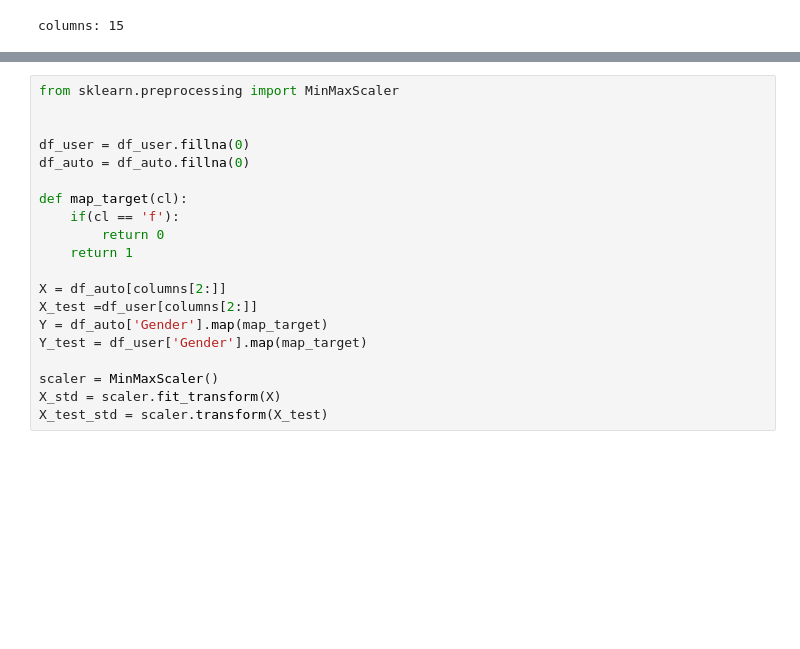
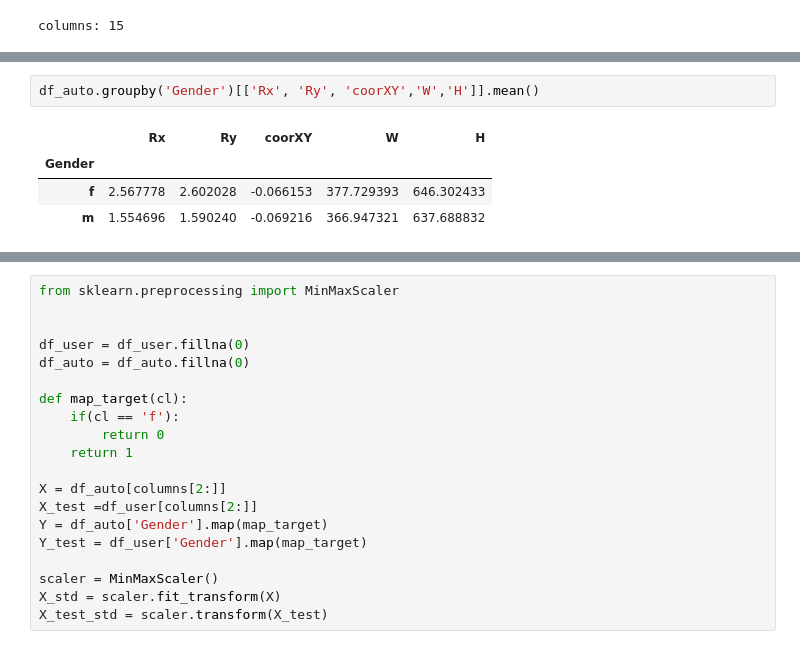
Before and after one commit to vench/study, a Jupyter notebook: ml_touch.ipynb, the cells around one changed output, grey strips where cells are left out. Cells and saved outputs as stored; diff of their text form; blank space fills up the shorter version.

```diff
--- a/ml_touch.ipynb
+++ b/ml_touch.ipynb
@@ -34,0 +56,7 @@ df_user.describe()
+# %%
+df_auto.groupby('Gender')[['Rx', 'Ry', 'coorXY','W','H']].mean()
+# %% [output]
+|  | Rx | Ry | coorXY | W | H |
+| Gender |  |  |  |  |  |
+| f | 2.567778 | 2.602028 | -0.066153 | 377.729393 | 646.302433 |
+| m | 1.554696 | 1.590240 | -0.069216 | 366.947321 | 637.688832 |
```
Also changed, not shown: parts of 27 cells of this notebook, 5 other files.
